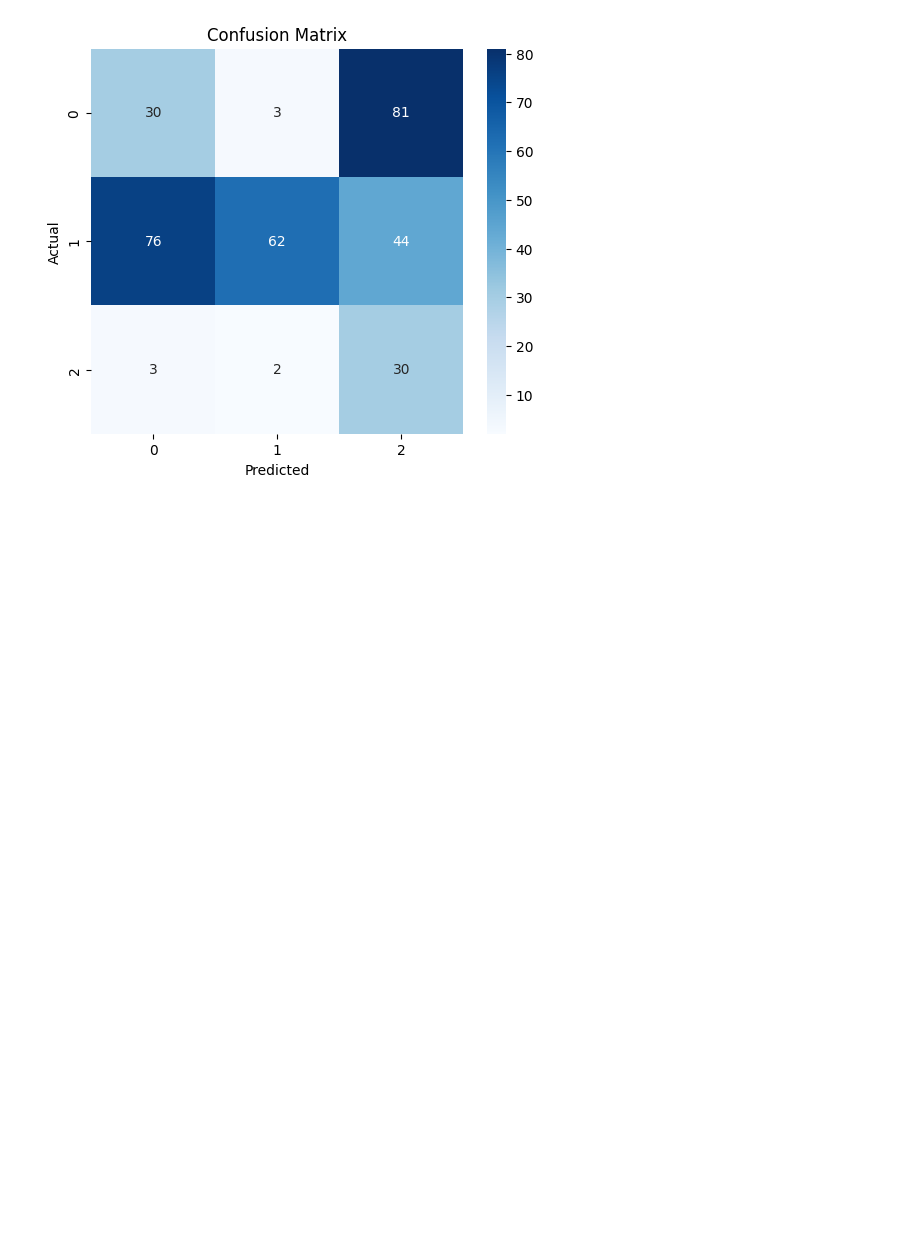
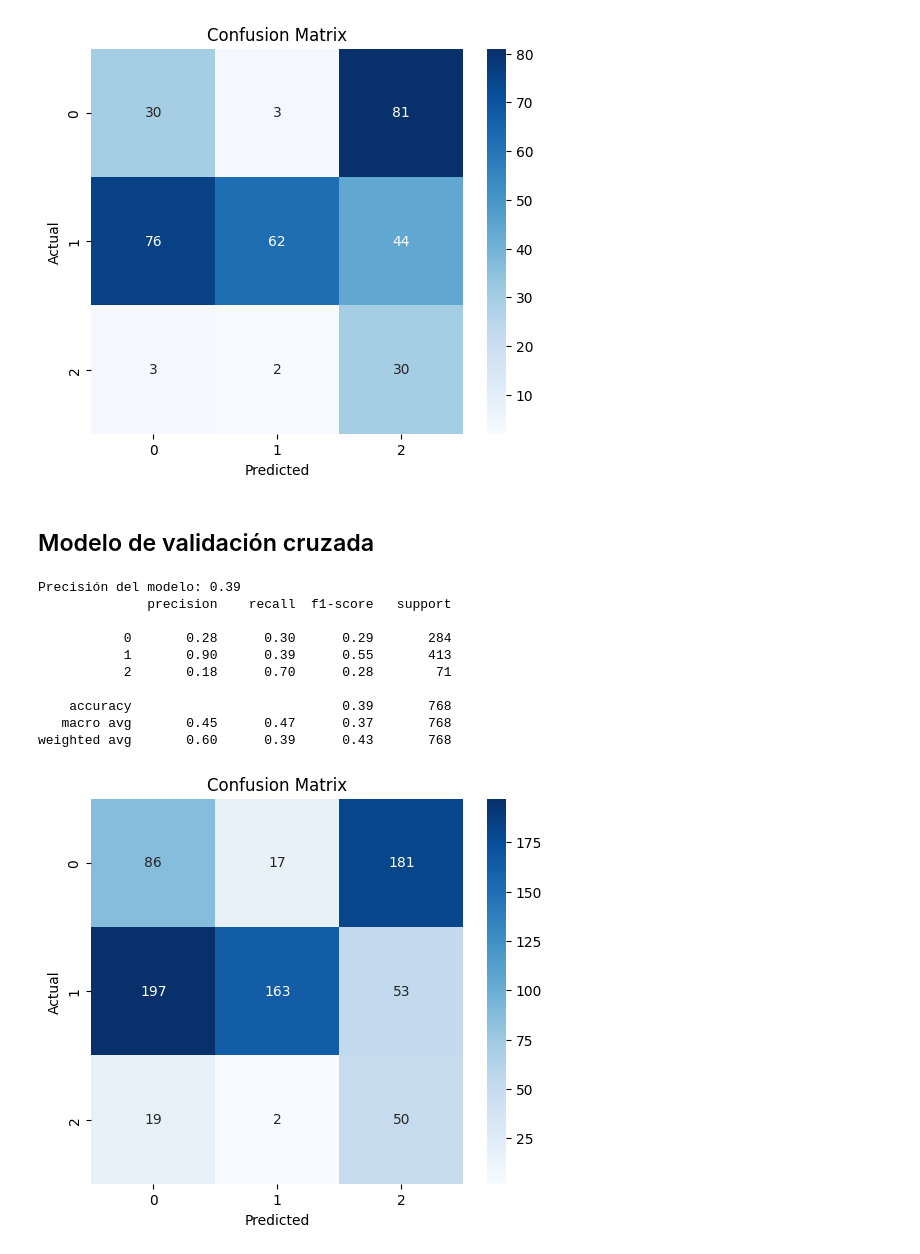
Before and after one commit to MarchMol/Naive_Bayes, a Jupyter notebook: actividades.ipynb, the cells around one changed output. Cells and saved outputs as stored; diff of their text form; code cells hidden in the pictures; blank space fills up the shorter version.

```diff
--- a/actividades.ipynb
+++ b/actividades.ipynb
@@ -298,3 +308,24 @@ Precisión del modelo: 0.37
    macro avg       0.46      0.49      0.36       331
 weighted avg       0.62      0.37      0.40       331
 [figure]
+# %% [markdown]
+## Modelo de validación cruzada
+# %%
+from sklearn.model_selection import cross_val_predict
+from sklearn.metrics import classification_report
+
+y_pred_cv = cross_val_predict(pipeline2, X_train, y_train, cv=5)
+
+classification.metrics_and_cm(y_pred_cv, y_train)
+# %% [output]
+Precisión del modelo: 0.39
+              precision    recall  f1-score   support
+
+           0       0.28      0.30      0.29       284
+           1       0.90      0.39      0.55       413
+           2       0.18      0.70      0.28        71
+
+    accuracy                           0.39       768
+   macro avg       0.45      0.47      0.37       768
+weighted avg       0.60      0.39      0.43       768
+[figure, added]
```
Also changed, not shown: parts of 3 cells of this notebook.
